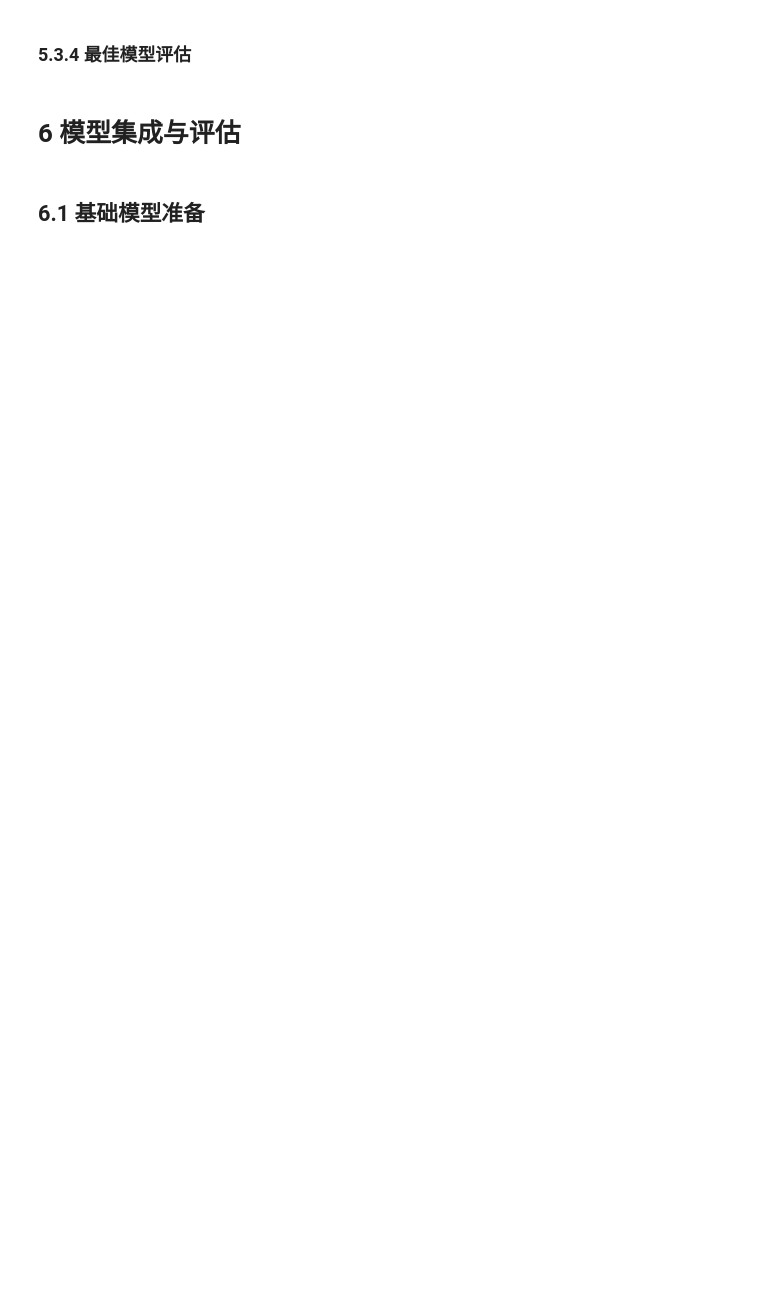
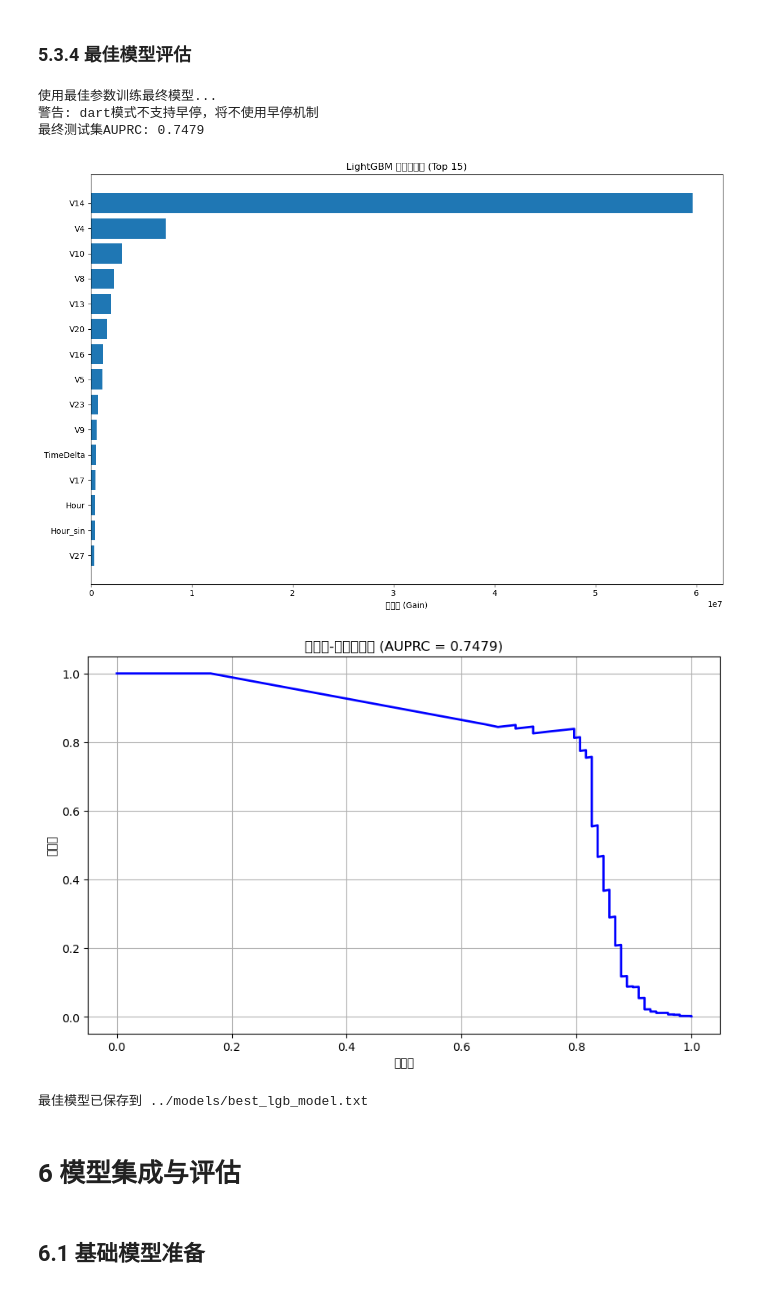
Before and after one commit to PinmogeJoshua/CreditCardFraudDetection, a Jupyter notebook: notebooks/ccfd.ipynb, the cells around one changed output. Drawn from its saved outputs; the diff is of its cells as text; code cells hidden in the pictures; blank space fills up the shorter version.

```diff
--- a/notebooks/ccfd.ipynb
+++ b/notebooks/ccfd.ipynb
@@ -561,8 +593,7 @@ param_grid = {
     'reg_alpha': [0, 0.1, 0.5],
     'reg_lambda': [0, 0.1, 0.5],
     'cat_smooth': [1, 10, 20],
-    'cat_l2': [1, 10],
-    'is_unbalance': [True]
+    'cat_l2': [1, 10]
 }
 
 print("参数搜索空间:")
@@ -695,13 +780,25 @@ for param, value in best_params.items():
 # %%
 # 使用最佳参数训练最终模型
 print("使用最佳参数训练最终模型...")
-final_model = lgb.train(
-    best_params,
-    train_data,
-    valid_sets=[test_data],
-    num_boost_round=300,
-    early_stopping_rounds=50
-)
+# 如果使用dart模式，可能需要禁用早停
+is_dart_mode = best_params.get('boosting_type') == 'dart'
+
+if is_dart_mode:
+    print("警告: dart模式不支持早停，将不使用早停机制")
+    final_model = lgb.train(
+        best_params,
+        train_data,
+        valid_sets=[test_data],
+        num_boost_round=300
+    )
+else:
+    final_model = lgb.train(
+        best_params,
+        train_data,
+        valid_sets=[test_data],
+        num_boost_round=300,
+        callbacks=[early_stopping(stopping_rounds=50)]
+    )
 
 # 评估最终模型
 final_preds = final_model.predict(X_test)
@@ -718,33 +815,40 @@ importance_df = pd.DataFrame({
 })
 importance_df = importance_df.sort_values('Importance', ascending=False)
 
 plt.figure(figsize=(12, 8))
 plt.barh(importance_df['Feature'][:15], importance_df['Importance'][:15])
 plt.title('LightGBM 特征重要性 (Top 15)')
 plt.xlabel('重要性 (Gain)')
 plt.gca().invert_yaxis()  # 从上到下显示
 plt.tight_layout()
 plt.show()
 
 # 绘制PR曲线
 from sklearn.metrics import precision_recall_curve
 
 precision, recall, thresholds = precision_recall_curve(y_test, final_preds)
 avg_precision = average_precision_score(y_test, final_preds)
 
 plt.figure(figsize=(10, 6))
 plt.plot(recall, precision, 'b-', linewidth=2)
 plt.title(f'精确率-召回率曲线 (AUPRC = {avg_precision:.4f})')
 plt.xlabel('召回率')
 plt.ylabel('精确率')
 plt.grid(True)
 plt.show()
 
 # 保存最佳模型
 import os
 os.makedirs('../models', exist_ok=True)
 final_model.save_model('../models/best_lgb_model.txt')
 print("最佳模型已保存到 ../models/best_lgb_model.txt")
+# %% [output]
+使用最佳参数训练最终模型...
+警告: dart模式不支持早停，将不使用早停机制
+最终测试集AUPRC: 0.7479
+[figure, added]
+[figure, added]
+最佳模型已保存到 ../models/best_lgb_model.txt
 # %%
 import joblib
 
```
Also changed, not shown: parts of 18 cells of this notebook, 5 other files.
